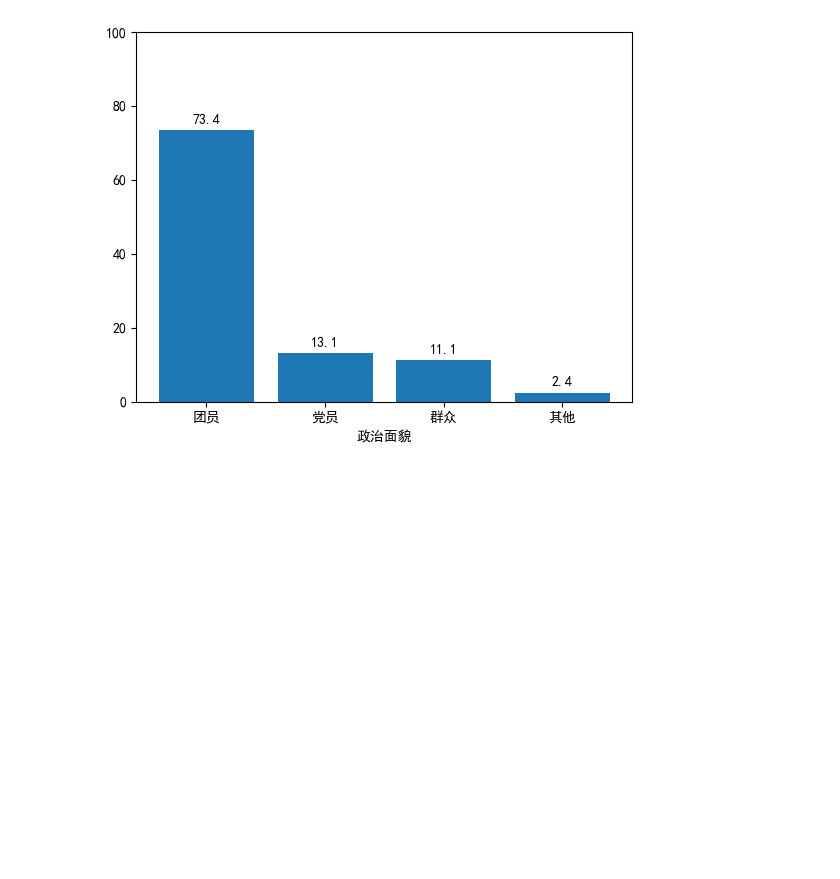
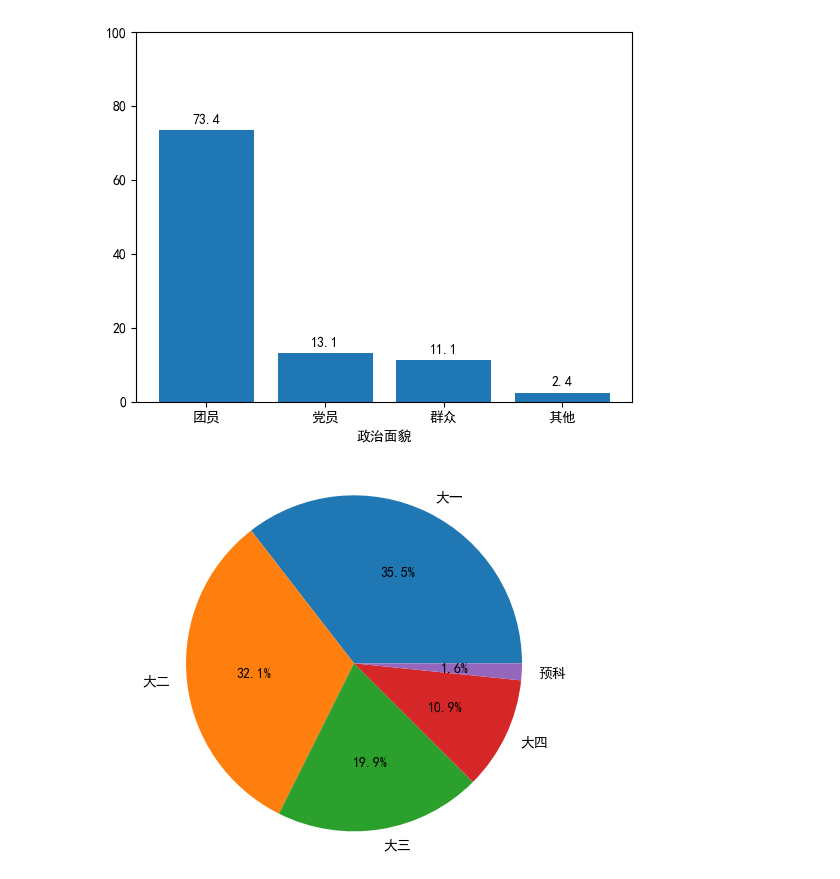
Before and after one commit to 1065953416/homework, a Jupyter notebook: 07-description.ipynb, the cells around one changed output. Saved outputs shown, nothing was run; the diff lists cells and outputs as text; code cells hidden in the pictures; blank space fills up the shorter version.

```diff
--- a/07-description.ipynb
+++ b/07-description.ipynb
@@ -33,3 +33,20 @@ ax.bar_label(rects1, fmt="%.1f", padding=3)
 plt.show()
 # %% [output]
 [figure]
+# %%
+import pandas as pd
+import matplotlib.pyplot as plt
+
+def plot_variable_pie(data_table, variable):
+   data=data_table[variable].value_counts()
+   fig1, ax1 = plt.subplots()
+   ax1.pie(data,labels=data.index, autopct='%1.1f%%')
+   ax1.axis("equal")
+   plt.show()
+# %%
+import mytools
+df2,meta=mytools.读取SPSS数据(R"data\identity.sav")
+# %%
+plot_variable_pie(df2, '年级')
+# %% [output]
+[figure, added]
```
Also changed, not shown: parts of 1 cell of this notebook, 1 other file.
